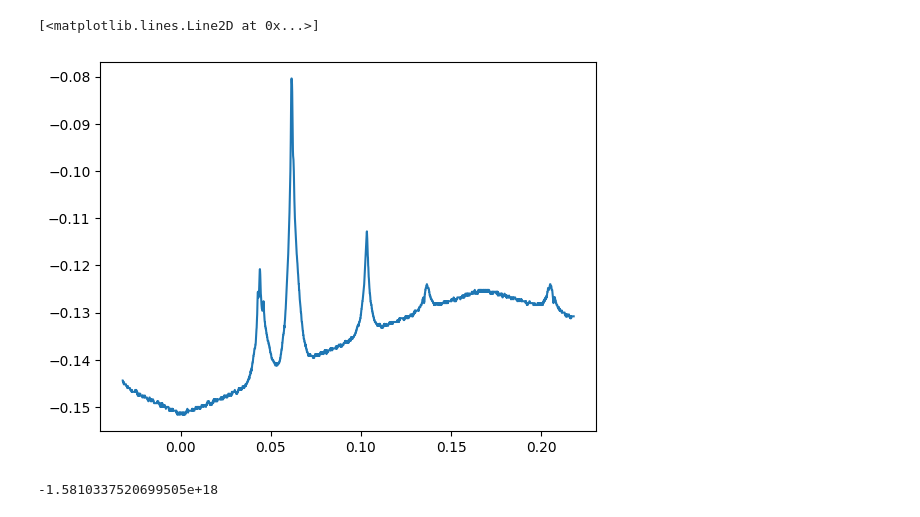
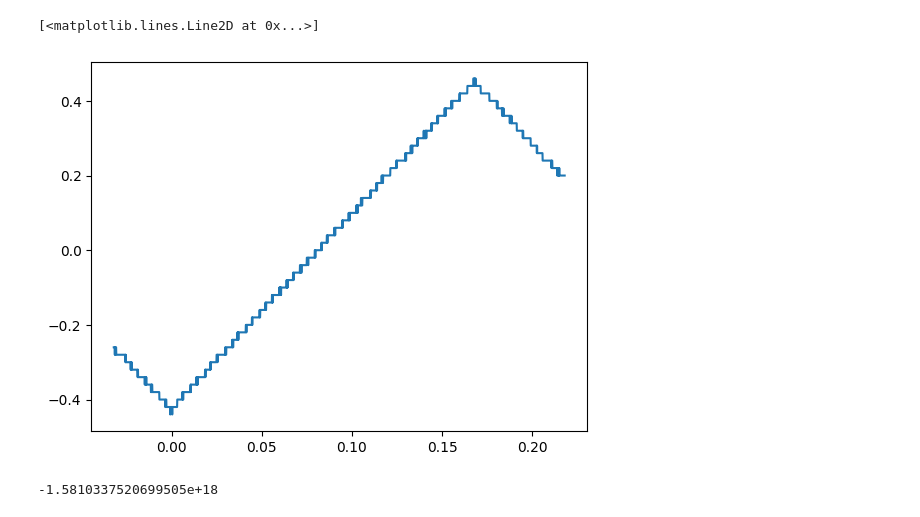
Before and after one commit to KaleStahl/PHYS-506---Advanced-Lab, a Jupyter notebook: Lab 2 - Rb Spectroscopy/Rb Spectroscopy.ipynb, the cells around one changed output. Cells and saved outputs as stored; diff of their text form; code cells hidden in the pictures.

```diff
--- a/Lab 2 - Rb Spectroscopy/Rb Spectroscopy.ipynb
+++ b/Lab 2 - Rb Spectroscopy/Rb Spectroscopy.ipynb
@@ -7,14 +7,14 @@ from scipy import optimize
 # %%
 data1 = pandas.read_csv('Data1.csv')
 time = np.array(data1["Time"])
 ch1 = np.array(data1["Ch1"])
 ch2 = np.array(data1["Ch2"])
 ch3 = np.array(data1["Ch3"])
 
-plt.plot(time, ch3)
+plt.plot(time, ch1)
 # %% [output]
 [<matplotlib.lines.Line2D at 0x...>]
-[figure, old version]
+[figure, new version]
 # %%
 def FindMichelsonCalibration(data, ch1, start, end):
     fringeCount = 0
```
Also changed, not shown: parts of 2 cells of this notebook, 11 other files.
